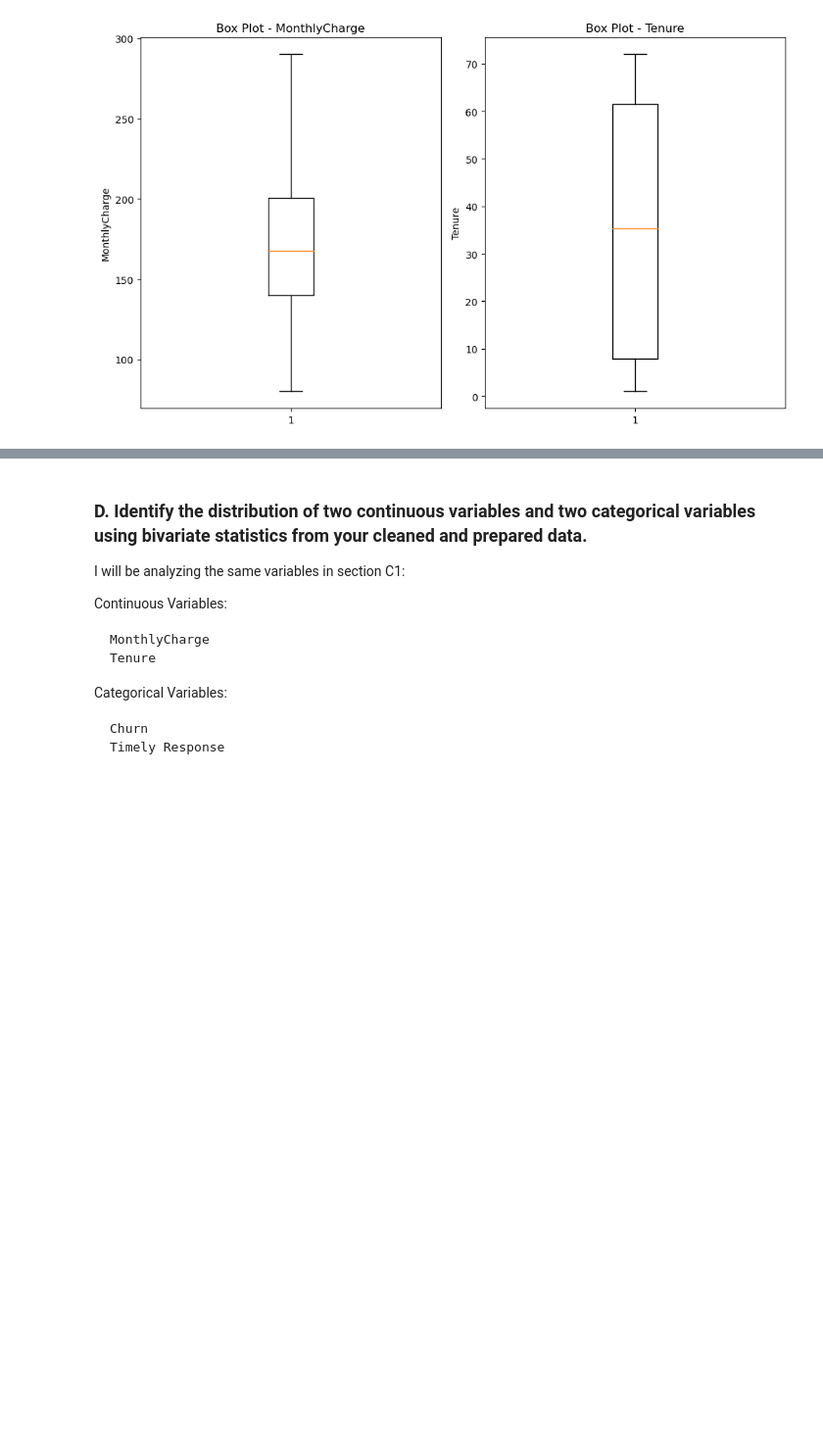
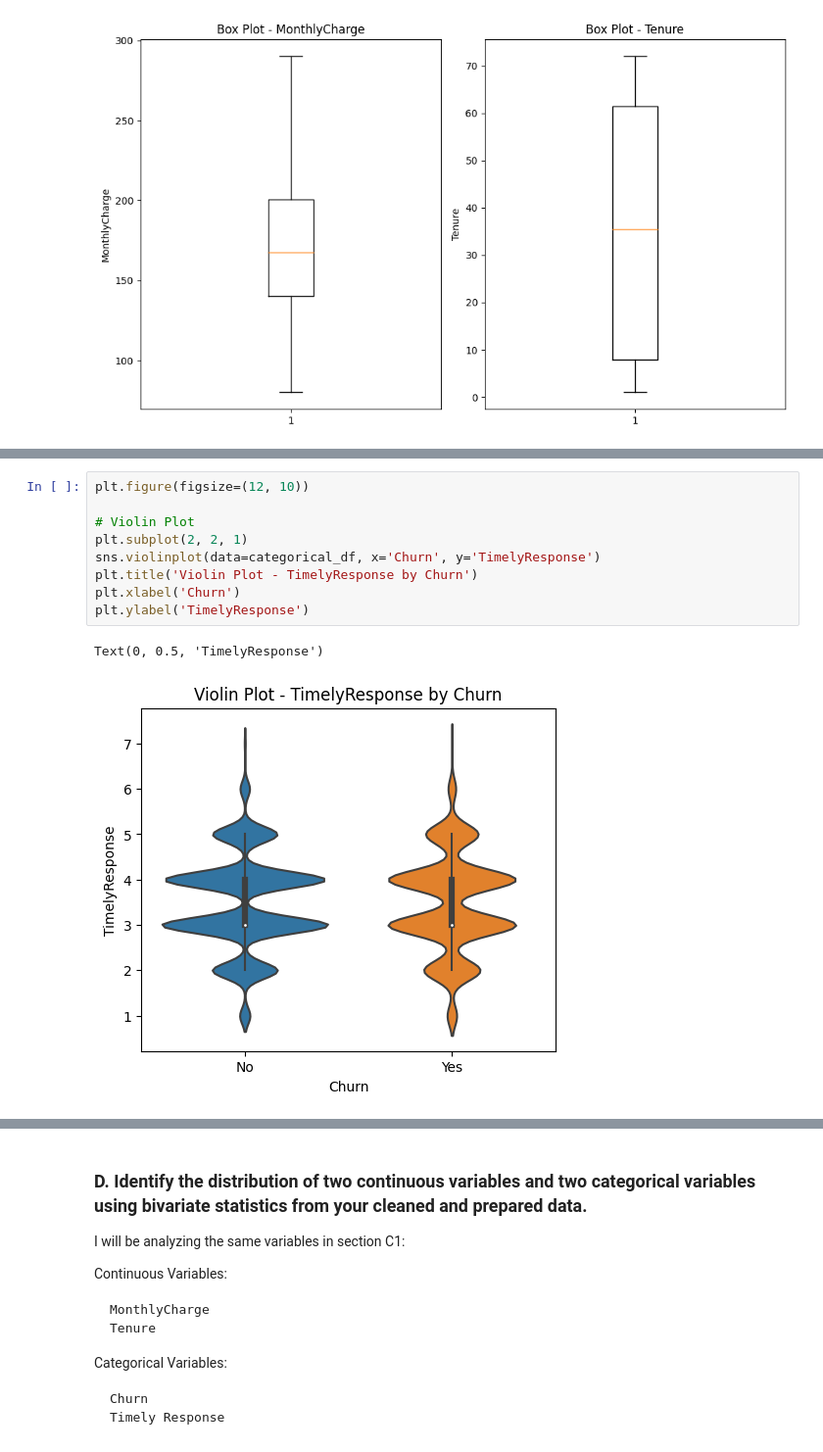
Before and after one commit to mkrug6/D207-WGU, a Jupyter notebook: D207.ipynb, the cells around one changed output, grey strips where cells are left out. Shown: that part at 98% size. Cells and saved outputs as stored; diff of their text form; blank space fills up the shorter version.

```diff
--- a/D207.ipynb
+++ b/D207.ipynb
@@ -205 +205,13 @@ plt.show()
 [figure]
+# %%
+plt.figure(figsize=(12, 10))
+
+# Violin Plot
+plt.subplot(2, 2, 1)
+sns.violinplot(data=categorical_df, x='Churn', y='TimelyResponse')
+plt.title('Violin Plot - TimelyResponse by Churn')
+plt.xlabel('Churn')
+plt.ylabel('TimelyResponse')
+# %% [output]
+Text(0, 0.5, 'TimelyResponse')
+[figure, added]
```
Also changed, not shown: parts of 5 cells of this notebook, 1 other file.
